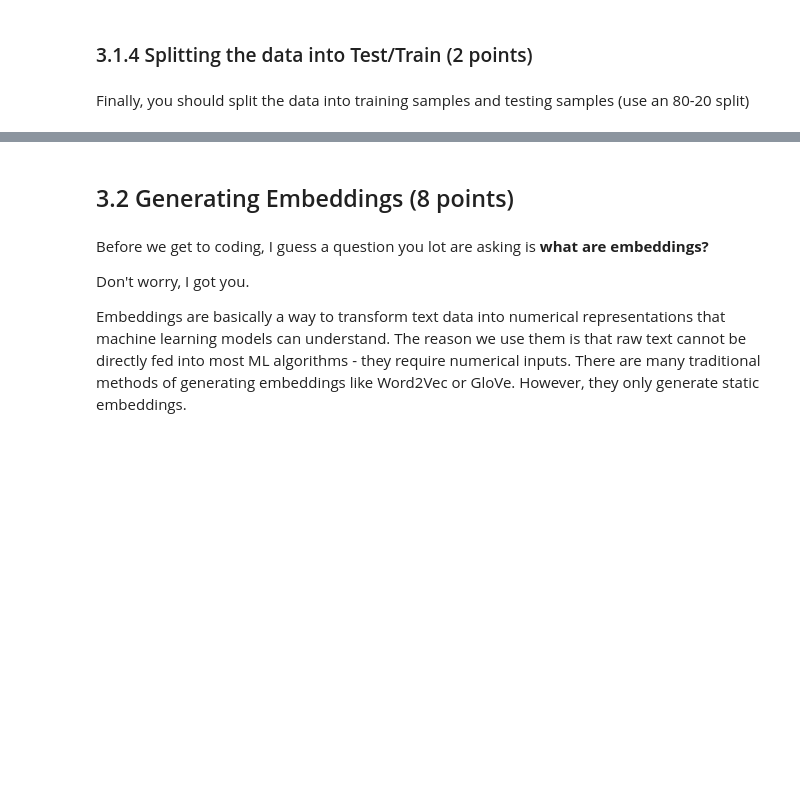
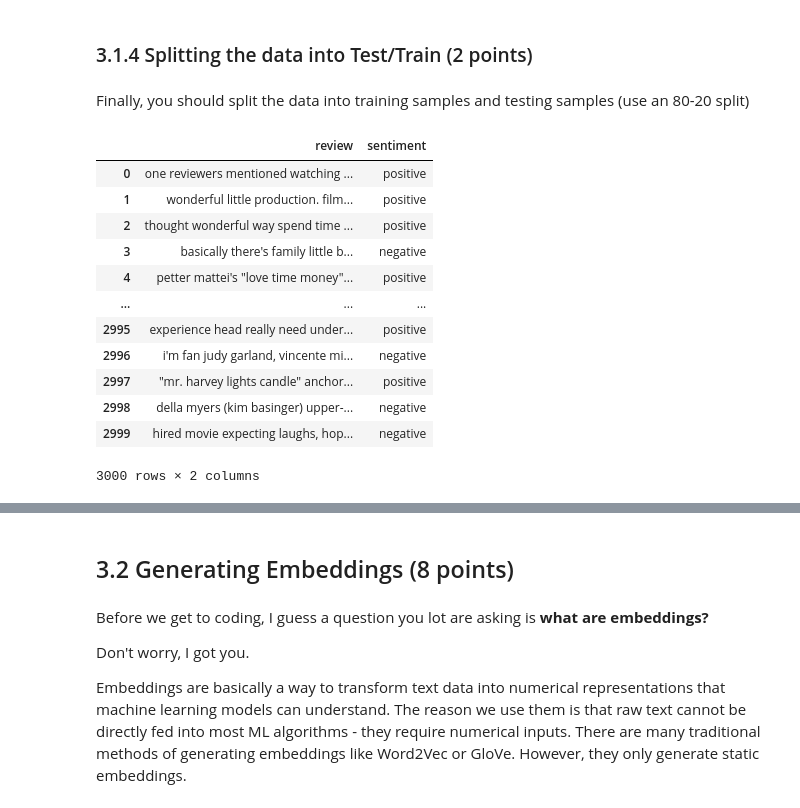
Before and after one commit to YanfuOu/CIS545, a Jupyter notebook: Yanfu_F24_HW4_Student_Version.ipynb, the cells around one changed output, grey strips where cells are left out. Saved outputs shown, nothing was run; the diff lists cells and outputs as text; code cells hidden in the pictures; blank space fills up the shorter version.

```diff
--- a/Yanfu_F24_HW4_Student_Version.ipynb
+++ b/Yanfu_F24_HW4_Student_Version.ipynb
@@ -1485,3 +1482,14 @@ Stopwords are words that have little to no significance when constructing meanin
+# %%
+# TODO
+def remove_stopwords(text):
+    # Tokenize the review (split the text into individual words)
+    words = text.split()
+    # Filter out words that are in the stopwords list
+    filtered_words = [word for word in words if word not in stopwords]
+    # Join the words back into a string
+    return " ".join(filtered_words)
+# Remove stopwords from the reviews
+imdb_df['review'] = imdb_df['review'].apply(remove_stopwords)
 # %%
 #Grader Cell (2 points)
 grader.grade(test_case_id = 'test_remove_stopwords', answer = imdb_df)
@@ -1489,6 +1501,22 @@ grader.grade(test_case_id = 'test_remove_stopwords', answer = imdb_df)
 ### 3.1.4 Splitting the data into Test/Train (2 points)
 # %% [markdown]
 Finally, you should split the data into training samples and testing samples (use an 80-20 split)
+# %%
+imdb_df
+# %% [output]
+|  | review | sentiment |
+| 0 | one reviewers mentioned watching ... | positive |
+| 1 | wonderful little production. film... | positive |
+| 2 | thought wonderful way spend time ... | positive |
+| 3 | basically there's family little b... | negative |
+| 4 | petter mattei's "love time money"... | positive |
+| ... | ... | ... |
+| 2995 | experience head really need under... | positive |
+| 2996 | i'm fan judy garland, vincente mi... | negative |
+| 2997 | "mr. harvey lights candle" anchor... | positive |
+| 2998 | della myers (kim basinger) upper-... | negative |
+| 2999 | hired movie expecting laughs, hop... | negative |
+3000 rows × 2 columns
 # %%
 # TODO
 # Split the data into train and test samples
```
Also changed, not shown: parts of 8 cells of this notebook.
